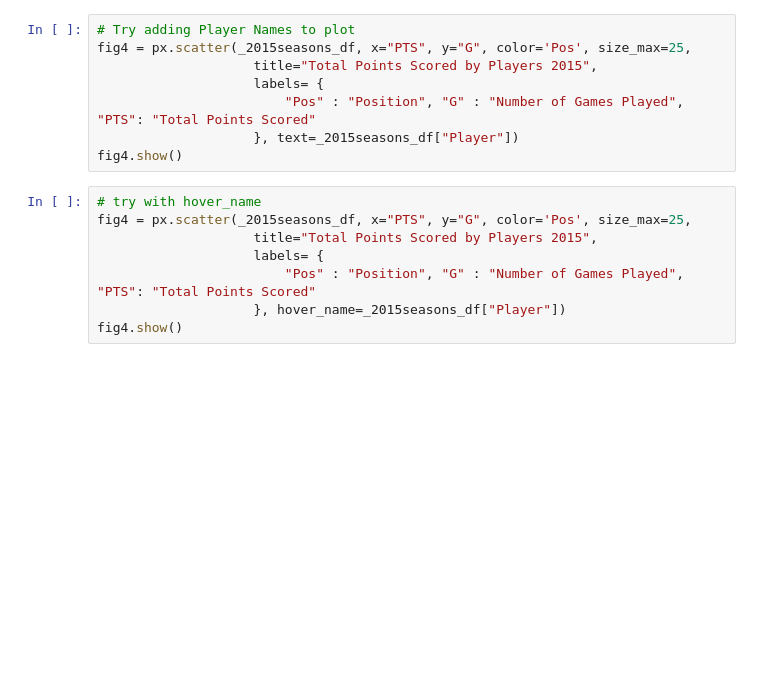
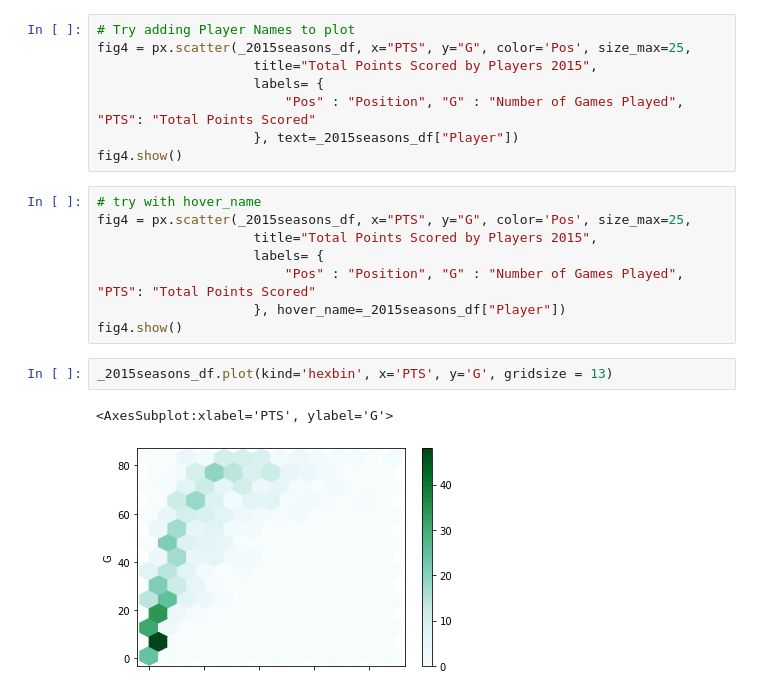
Before and after one commit to sdivakarla/Basketball, a Jupyter notebook: highestscorer.ipynb, the cells around one changed output. Drawn from its saved outputs; the diff is of its cells as text; blank space fills up the shorter version.

Commit message:
Looking at Points as they vary by position and different graphing options

```diff
--- a/highestscorer.ipynb
+++ b/highestscorer.ipynb
@@ -156,3 +158,8 @@ fig4 = px.scatter(_2015seasons_df, x="PTS", y="G", color='Pos', size_max=25,
                         "Pos" : "Position", "G" : "Number of Games Played", "PTS": "Total Points Scored"
                     }, hover_name=_2015seasons_df["Player"])
 fig4.show()
+# %%
+_2015seasons_df.plot(kind='hexbin', x='PTS', y='G', gridsize = 13)
+# %% [output]
+<AxesSubplot:xlabel='PTS', ylabel='G'>
+[figure, added]
```
Also changed, not shown: parts of 5 cells of this notebook, 2 other files.
